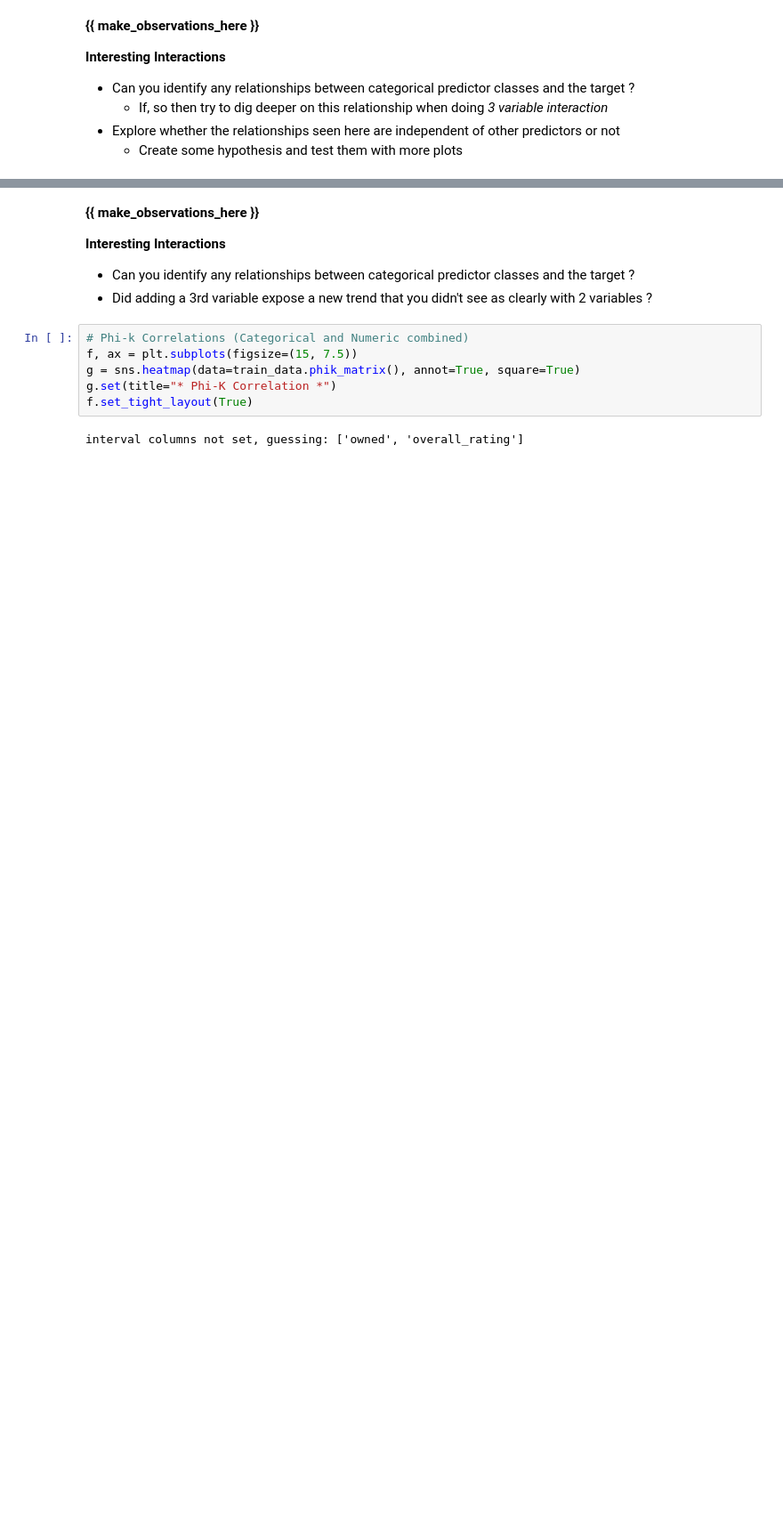
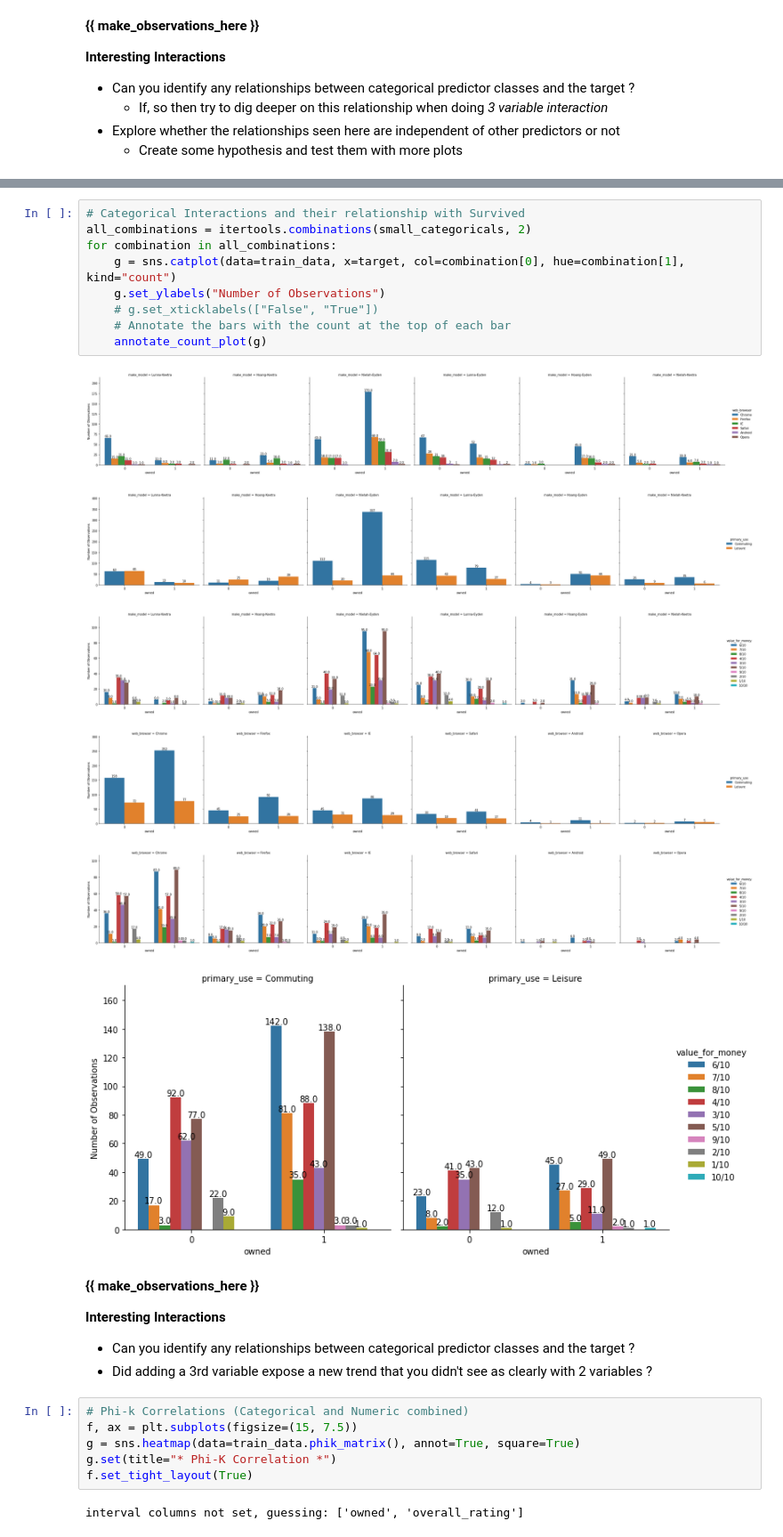
Before and after one commit to nathanjones4323/machine-learning-notebook-template, a Jupyter notebook: templates/classification.ipynb, the cells around one changed output, grey strips where cells are left out. Shown at 89% size. Cells and saved outputs as stored; diff of their text form; blank space fills up the shorter version.

```diff
--- a/templates/classification.ipynb
+++ b/templates/classification.ipynb
@@ -413,3 +444,19 @@ ValueError: Image size of 150000x500 pixels is too large. It must be less than 2
+# %%
+# Categorical Interactions and their relationship with Survived
+all_combinations = itertools.combinations(small_categoricals, 2)
+for combination in all_combinations:
+    g = sns.catplot(data=train_data, x=target, col=combination[0], hue=combination[1], kind="count")
+    g.set_ylabels("Number of Observations")
+    # g.set_xticklabels(["False", "True"])
+    # Annotate the bars with the count at the top of each bar
+    annotate_count_plot(g)
+# %% [output]
+[figure, added]
+[figure, added]
+[figure, added]
+[figure, added]
+[figure, added]
+[figure, added]
 # %% [markdown]
 **{{ make_observations_here }}**
 
```
Also changed, not shown: parts of 14 cells of this notebook.
